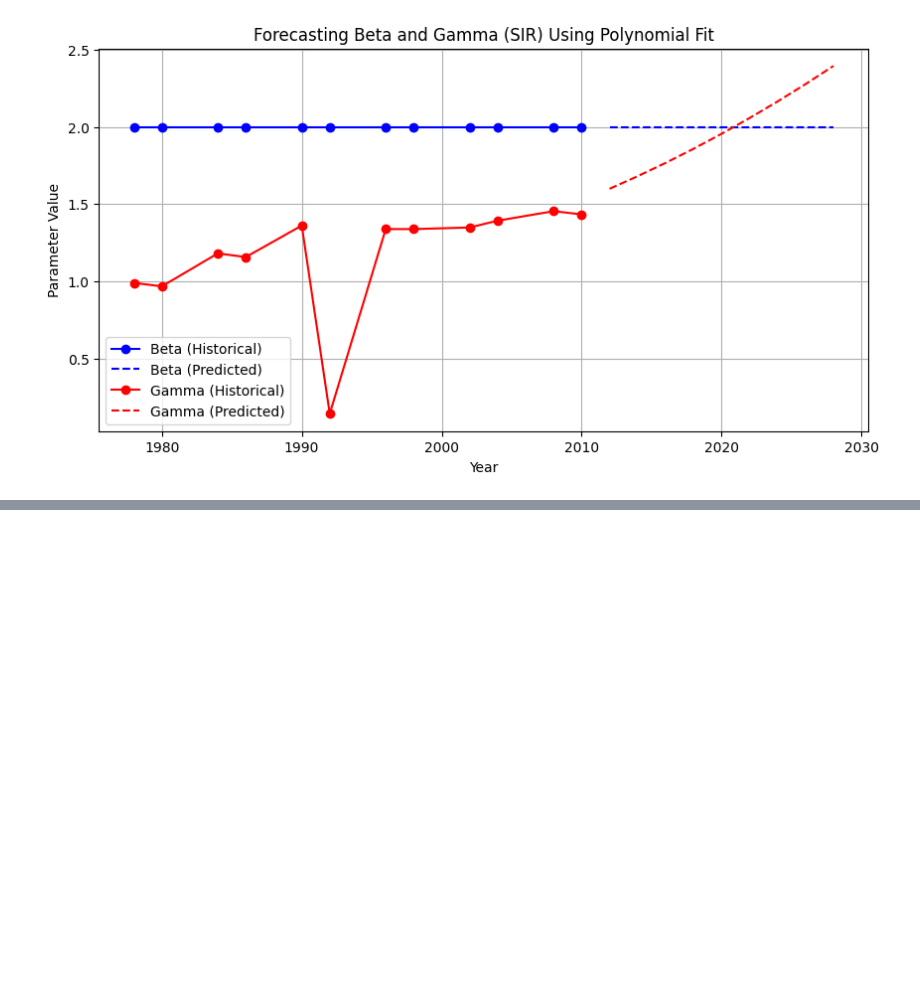
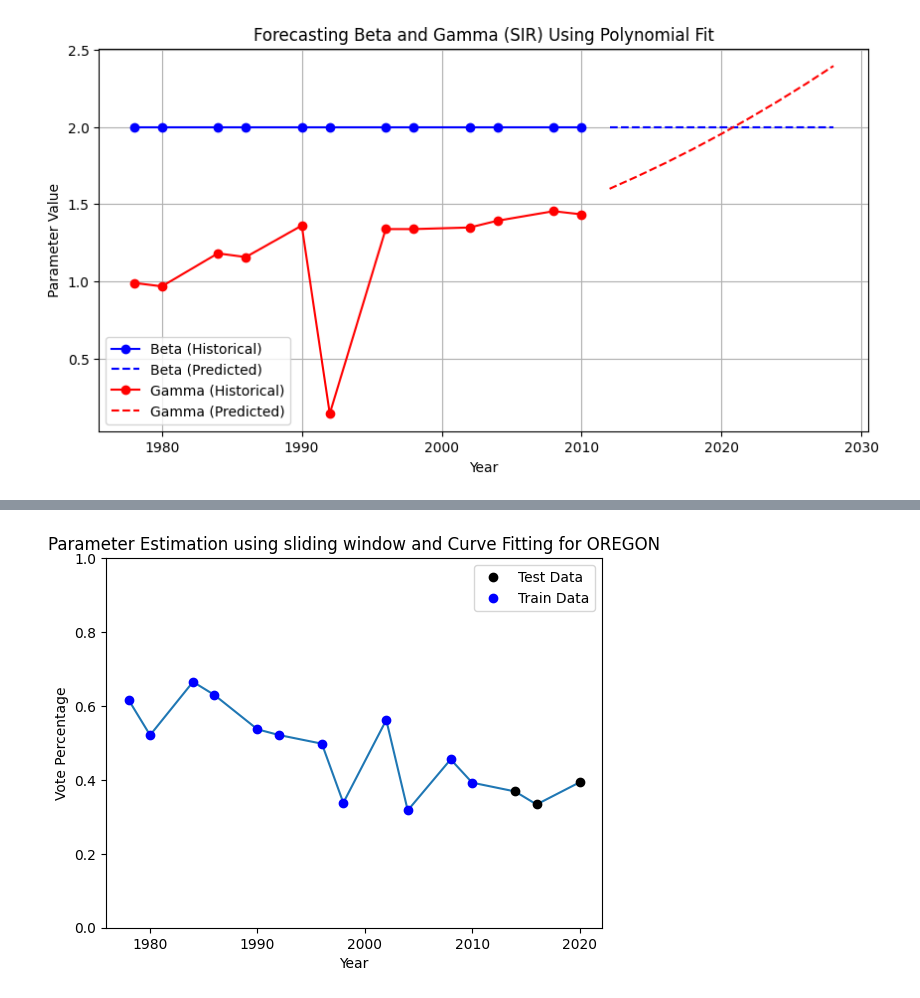
Before and after one commit to alanroyce20102003/bt5240, a Jupyter notebook: main.ipynb, the cells around one changed output, grey strips where cells are left out. Cells and saved outputs as stored; diff of their text form; code cells hidden in the pictures; blank space fills up the shorter version.

Commit message:
sliding window done

```diff
--- a/main.ipynb
+++ b/main.ipynb
@@ -519,0 +542,12 @@ plt.show()
+# %%
+beta = np.concatenate((beta_array, beta_pred))
+
+gamma = np.concatenate((gamma_array, gamma_pred))
+years = np.concatenate((year, future_years[-4:]))
+test_fit_array = np.zeros((len(years)-M+1, M))
+
+for i in range(len(years)-M):
+    I0 = vote_percentage[i]
+    S0 = 1 - I0
+    R0 = 0
+    test_fit_array[i, :] = fit_sir_model(years[i:i+M], beta[i], gamma[i], S0, I0, R0)
@@ -519,0 +556,13 @@ plt.show()
+# %%
+new = test_fit_array.T
+plt.plot(years[:15], new[0][:-1])
+plt.plot(X_test, y_test, 'ko', label='Test Data')
+plt.plot(X_train, y_train, 'bo', label='Train Data')
+plt.xlabel('Year')
+plt.ylabel('Vote Percentage')
+plt.ylim(0, 1)
+plt.legend()
+plt.title('Parameter Estimation using sliding window and Curve Fitting for OREGON')
+plt.show()
+# %% [output]
+[figure, added]
```
Also changed, not shown: parts of 17 cells of this notebook.
